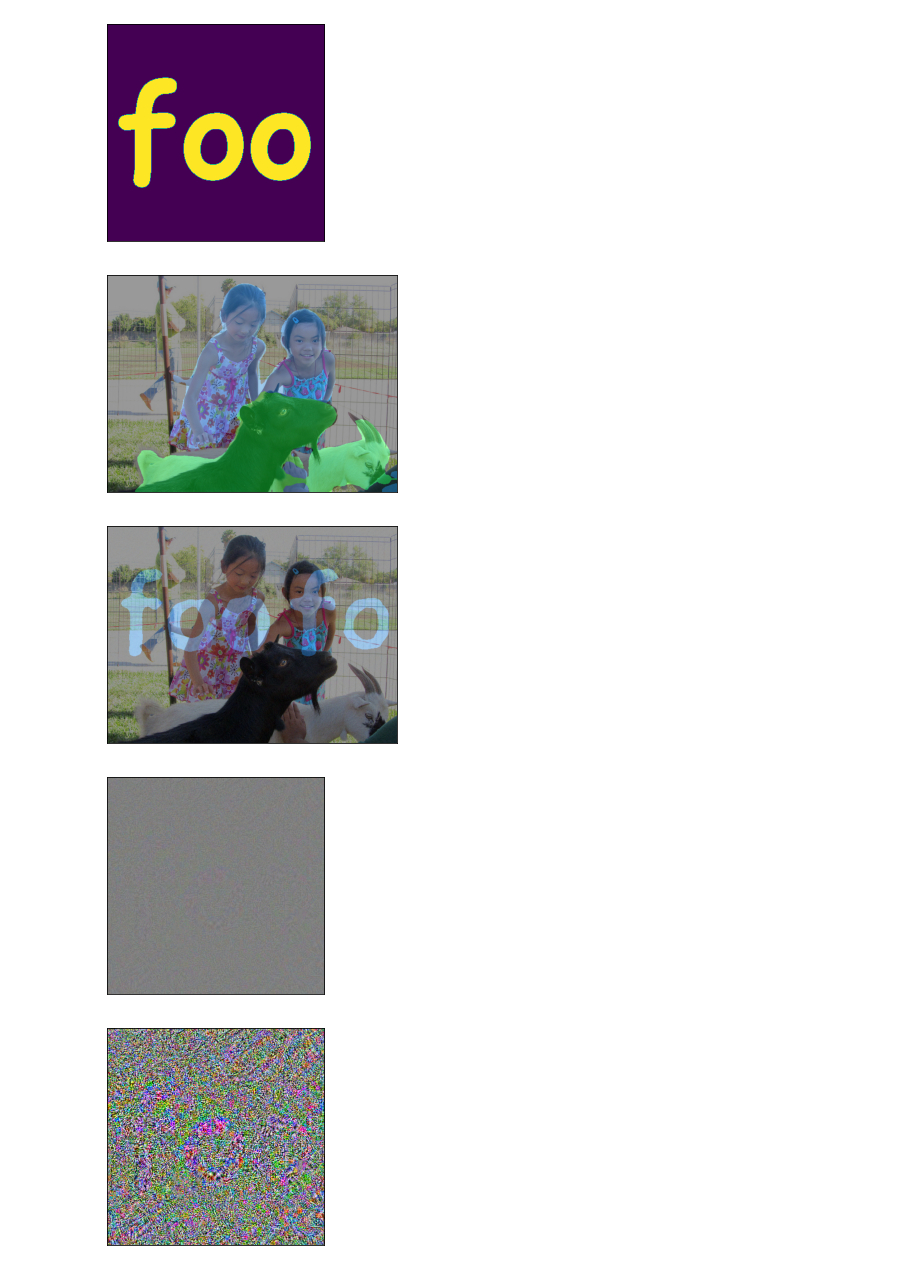
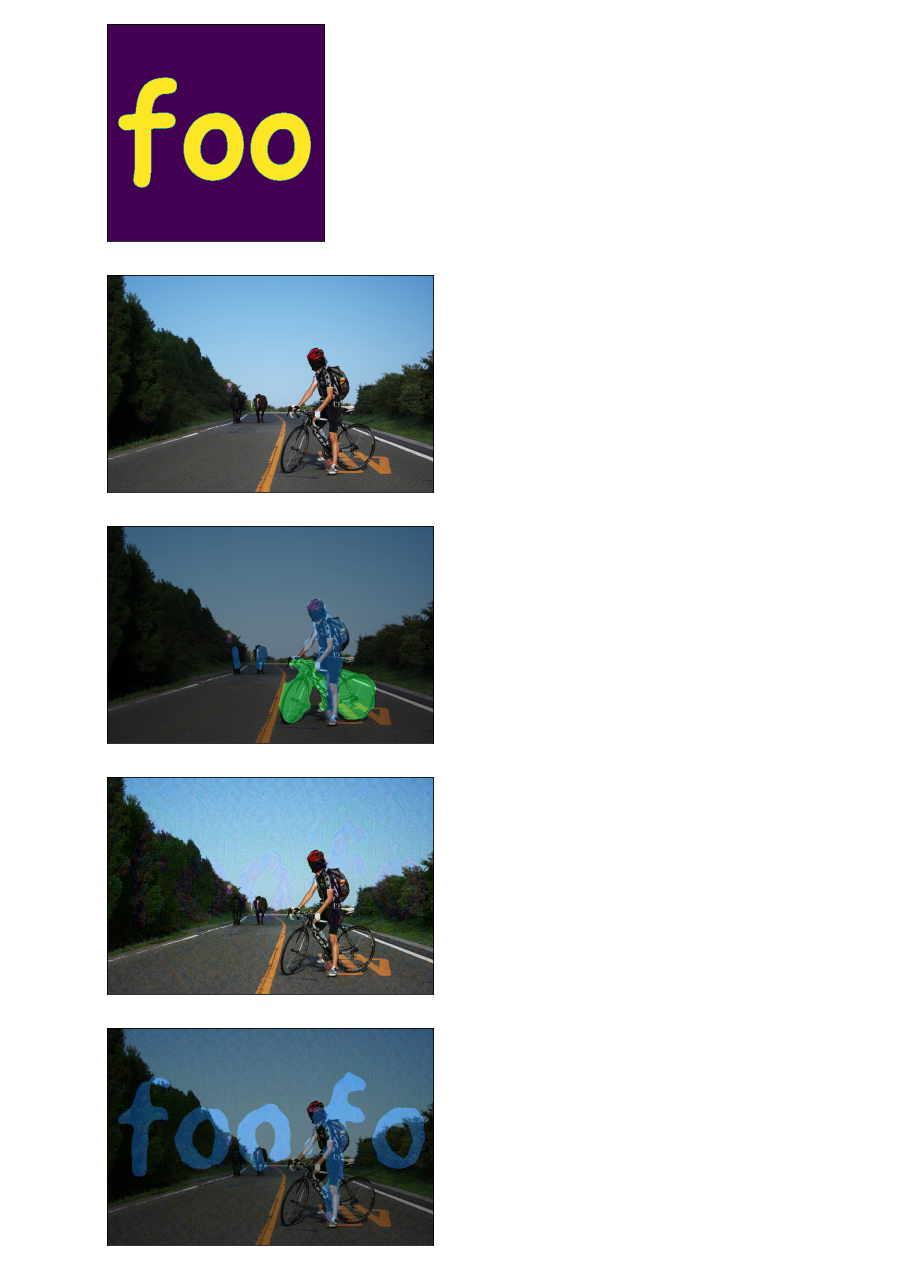
Before and after one commit to tomtseng/adversarial-segmentation, a Jupyter notebook: adversarial-segmentation.ipynb, the cells around one changed output. Saved outputs shown, nothing was run; the diff lists cells and outputs as text; code cells hidden in the pictures.

```diff
--- a/adversarial-segmentation.ipynb
+++ b/adversarial-segmentation.ipynb
@@ -62,6 +64,6 @@ def show_segmentation(model, batch_int):
     ]
     show_images(masked_images)
 # %%
-sample_image = torchvision.io.read_image('data/val2017/000000008690.jpg').to(device)
+sample_image = torchvision.io.read_image('data/val2017/000000261888.jpg').to(device)
 show_segmentation(model, sample_image)
 # %% [output]
@@ -252,9 +254,11 @@ for epoch in range(num_epochs):
     torch.save(perturbation.state_dict(), perturbation_path)
 # %%
 with torch.no_grad():
-    perturbed_image = perturbation(sample_image)
+    perturbed_image = perturbation(sample_image).byte()
+    show_images(sample_image)
     show_segmentation(model, sample_image)
-    show_segmentation(model, perturbed_image.byte())
+    show_images(perturbed_image)
+    show_segmentation(model, perturbed_image)
     perturbation.show()
     perturbation.show(amplified=True)
 # %% [output]
@@ -268,7 +274,7 @@ test_loader = torch.utils.data.DataLoader(test_data, batch_size=1, shuffle=True)
 # %%
 with torch.no_grad():
     batch_int = next(iter(test_loader)).to(device)
-    perturbed_image = perturbation(batch_int)
+    perturbed_image = perturbation(batch_int).byte()
     show_segmentation(model, batch_int)
-    show_segmentation(model, perturbed_image.byte())
+    show_segmentation(model, perturbed_image)
 # %% [output]
@@ -326,13 +332,15 @@ for epoch in range(num_epochs):
     torch.save(perturbation.state_dict(), perturbation_path)
 # %%
 with torch.no_grad():
-    perturbed_image = perturbation(sample_image)
+    perturbed_image = perturbation(sample_image).byte()
+    show_images(sample_image)
     show_segmentation(model, sample_image)
-    show_segmentation(model, perturbed_image.byte())
+    show_images(perturbed_image)
+    show_segmentation(model, perturbed_image)
     perturbation.show()
     perturbation.show(amplified=True)
 # %% [output]
-[figure, old version]
+[figure, new version]
-[figure, old version]
+[figure, new version]
-[figure, old version]
+[figure, new version]
-[figure, old version]
+[figure, new version]
```
Also changed, not shown: parts of 6 cells of this notebook.
